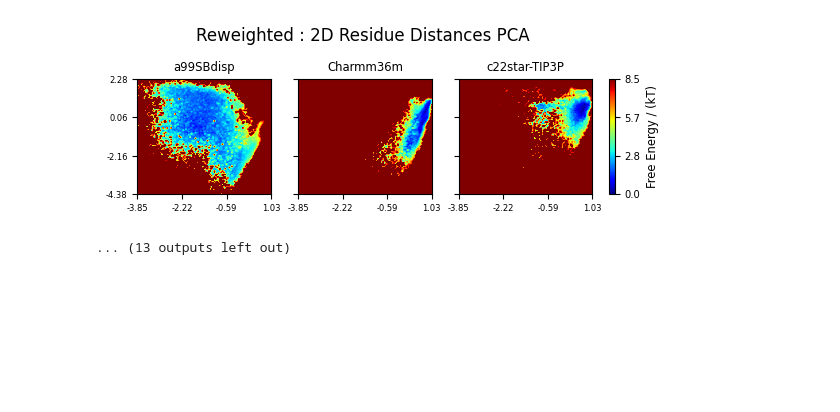
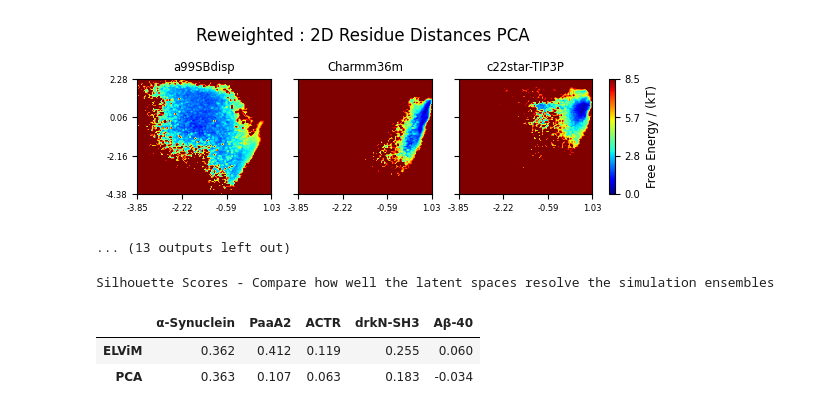
Before and after one commit to paulrobustelli/Borthakur_MaxEnt_IDPs_2024, a Jupyter notebook: ELViM comparison/PCA_Ensemble_Comparison.ipynb, the cells around one changed output. Saved outputs shown, nothing was run; the diff lists cells and outputs as text; code cells hidden in the pictures; blank space fills up the shorter version.

```diff
--- a/ELViM comparison/PCA_Ensemble_Comparison.ipynb
+++ b/ELViM comparison/PCA_Ensemble_Comparison.ipynb
@@ -207,0 +215,10 @@ np.save("2d_distance_pca_scores.npy",np.array(scores), )
+# %%
+import pandas
+elvim_scores, pca_scores = np.load("2d_elvim_scores.npy"), np.load("2d_distance_pca_scores.npy")
+print("Silhouette Scores - Compare how well the latent spaces resolve the simulation ensembles")
+pandas.DataFrame(np.stack([elvim_scores, pca_scores]).round(3), columns=proteins, index=['ELViM', 'PCA'])
+# %% [output]
+Silhouette Scores - Compare how well the latent spaces resolve the simulation ensembles
+|  | α-Synuclein | PaaA2 | ACTR | drkN-SH3 | Aβ-40 |
+| ELViM | 0.362 | 0.412 | 0.119 | 0.255 | 0.060 |
+| PCA | 0.363 | 0.107 | 0.063 | 0.183 | -0.034 |
```
Also changed, not shown: parts of 2 cells of this notebook.
